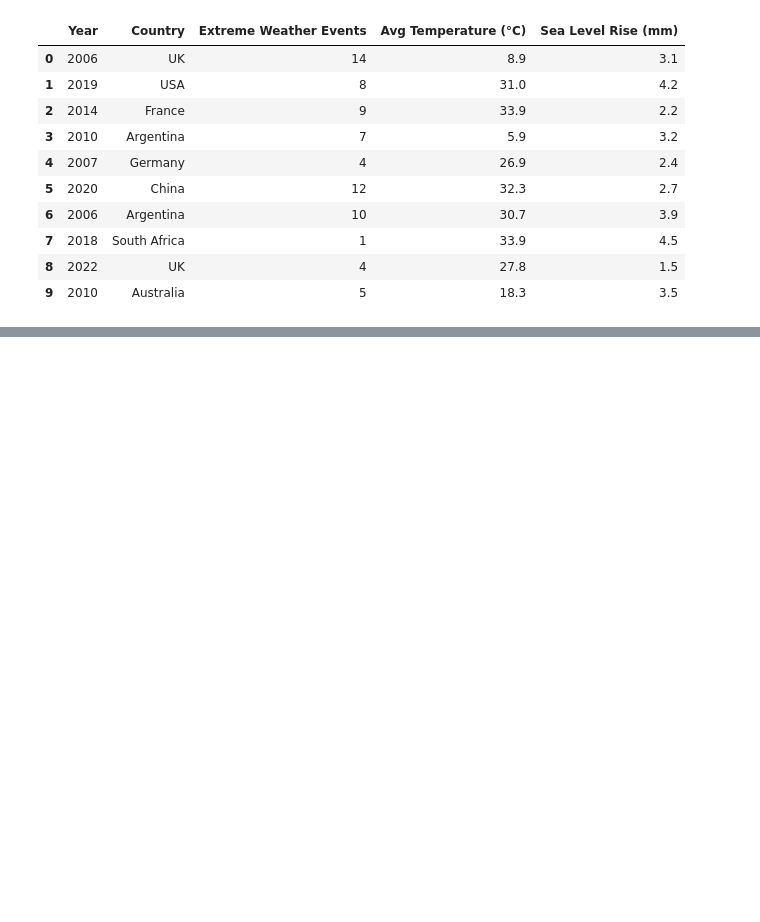
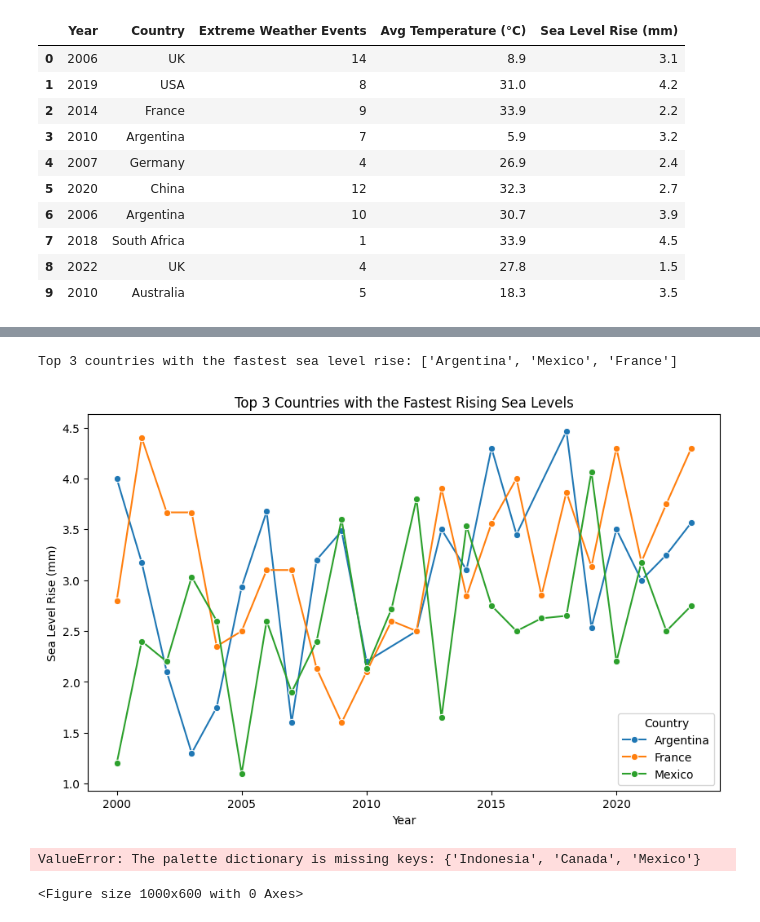
Before and after one commit to ariellemaravilla/datathon-wids, a Jupyter notebook: notebook_arielle.ipynb, the cells around one changed output, grey strips where cells are left out. Cells and saved outputs as stored; diff of their text form; code cells hidden in the pictures; blank space fills up the shorter version.

```diff
--- a/notebook_arielle.ipynb
+++ b/notebook_arielle.ipynb
@@ -49,0 +91,69 @@ df_clean_2.head(10)
+# %%
+df_sea_level_trend = df_clean_2.groupby(["Year", "Country"])["Sea Level Rise (mm)"].mean().reset_index()
+
+country_slopes = {}
+
+for country in df_sea_level_trend["Country"].unique():
+    sea_level_data = df_sea_level_trend[df_sea_level_trend["Country"] == country]
+
+    if len(sea_level_data) > 1:  # Ensure enough data for trend calculation
+        slope, _, _, _, _ = linregress(sea_level_data["Year"], sea_level_data["Sea Level Rise (mm)"])
+
+        if slope > 0:  # Only consider countries with increasing trends
+            country_slopes[country] = slope
+
+top_countries = sorted(country_slopes, key=country_slopes.get, reverse=True)[:3]
+
+print("Top 3 countries with the fastest sea level rise:", top_countries)
+
+if not top_countries:
+    print("No countries found with a rising sea level trend.")
+else:
+    df_top_rising_sea = df_sea_level_trend[df_sea_level_trend["Country"].isin(top_countries)]
+
+    plt.figure(figsize=(10,6))
+    sns.lineplot(data=df_top_rising_sea, x="Year", y="Sea Level Rise (mm)", hue="Country", marker="o")
+
+    plt.xlabel("Year")
+    plt.ylabel("Sea Level Rise (mm)")
+    plt.title("Top 3 Countries with the Fastest Rising Sea Levels")
+    plt.legend(title="Country")
+    plt.show()
+# %% [output]
+Top 3 countries with the fastest sea level rise: ['Argentina', 'Mexico', 'France']
+[figure, added]
+# %%
+country_colors = {
+    "USA": "red",
+    "China": "blue",
+    "France": "green",
+    "Indonesia": "purple",
+    "Canada": "orange",
+    "Argentina": "cyan",
+    "Mexico": "pink",
+    "Australia": "brown"
+}
+
+top_countries_temp = ["USA", "China", "France"]  # Replace with your actual top 3 temp countries
+top_countries_sea = ["UK", "Germany", "Argentina"]  # Replace with your actual top 3 sea level countries
+
+plt.figure(figsize=(10,6))
+sns.lineplot(data=df_top_rising, x="Year", y="Avg Temperature (°C)",
+             hue="Country", marker="o", palette={c: country_colors[c] for c in top_countries_temp})
+plt.xlabel("Year")
+plt.ylabel("Average Temperature (°C)")
+plt.title("Top 3 Countries with the Fastest Rising Temperatures")
+plt.legend(title="Country")
+plt.show()
+
+plt.figure(figsize=(10,6))
+sns.lineplot(data=df_top_rising_sea, x="Year", y="Sea Level Rise (mm)",
+             hue="Country", marker="o", palette={c: country_colors[c] for c in top_countries_sea})
+plt.xlabel("Year")
+plt.ylabel("Sea Level Rise (mm)")
+plt.title("Top 3 Countries with the Fastest Rising Sea Levels")
+plt.legend(title="Country")
+plt.show()
+# %% [output]
+ValueError: The palette dictionary is missing keys: {'Indonesia', 'Canada', 'Mexico'}
+<Figure size 1000x600 with 0 Axes>
```
Also changed, not shown: parts of 2 cells of this notebook.
